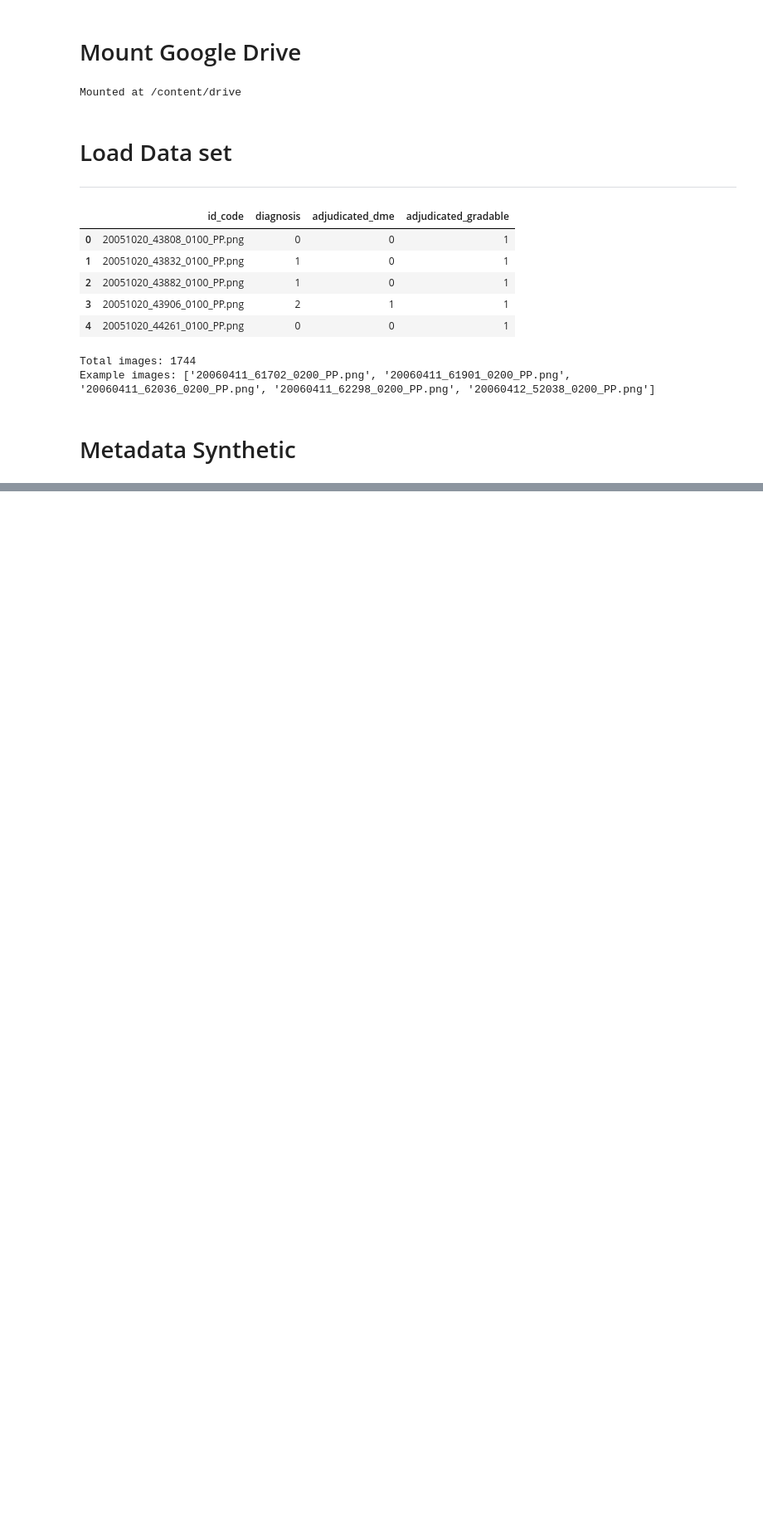
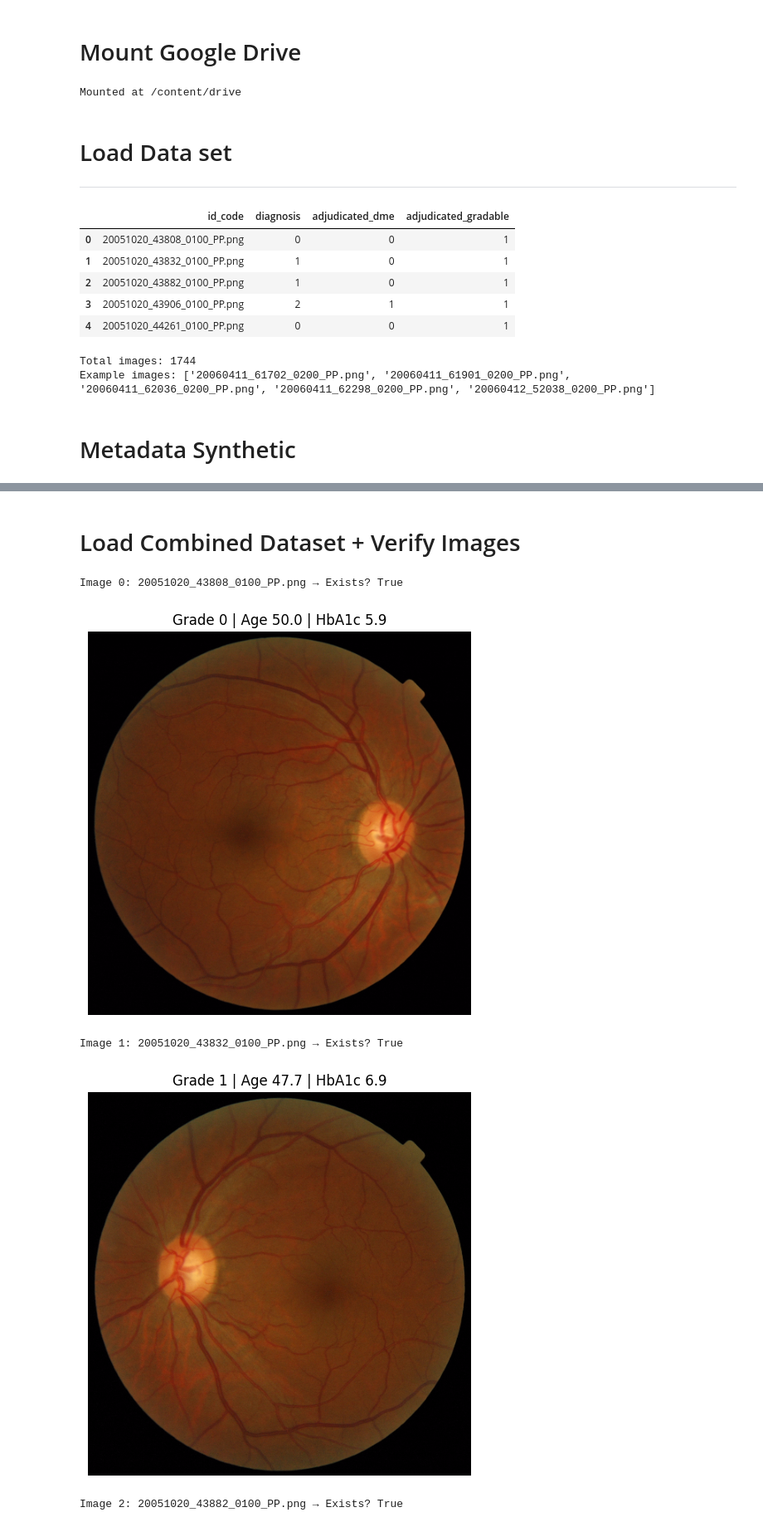
Before and after one commit to KL193/DR_Research, a Jupyter notebook: DR_Metadata_Synthesis_and_Model.ipynb, the cells around one changed output, grey strips where cells are left out. Shown at 83% size. Cells and saved outputs as stored; diff of their text form; code cells hidden in the pictures; blank space fills up the shorter version.

Commit message:
Load Combined Dataset and verify with images

```diff
--- a/DR_Metadata_Synthesis_and_Model.ipynb
+++ b/DR_Metadata_Synthesis_and_Model.ipynb
@@ -275,0 +282,37 @@ Synthetic metadata added successfully!
+# %% [markdown]
+# Load Combined Dataset + Verify Images
+# %%
+
+import pandas as pd
+import os
+from PIL import Image
+import matplotlib.pyplot as plt
+
+
+csv_path = '/content/drive/My Drive/DR_Project/data/full_dataset_with_metadata.csv'
+df = pd.read_csv(csv_path)
+
+
+df['filename'] = df['id_code']
+image_dir = '/content/drive/My Drive/DR_Project/dataset/messidor2/preprocess'
+
+# Test first 3 images
+for i in range(3):
+    path = os.path.join(image_dir, df.iloc[i]['filename'])
+    print(f"Image {i}: {df.iloc[i]['filename']} → Exists? {os.path.exists(path)}")
+
+    if os.path.exists(path):
+        img = Image.open(path)
+        plt.figure(figsize=(6,6))
+        plt.imshow(img)
+        plt.title(f"Grade {df.iloc[i]['diagnosis']} | Age {df.iloc[i]['age']} | HbA1c {df.iloc[i]['hba1c']}")
+        plt.axis('off')
+        plt.show()
+    else:
+        print("Still not found — check folder path!")
+# %% [output]
+Image 0: 20051020_43808_0100_PP.png → Exists? True
+[figure, added]
+Image 1: 20051020_43832_0100_PP.png → Exists? True
+[figure, added]
+Image 2: 20051020_43882_0100_PP.png → Exists? True
```
Also changed, not shown: parts of 4 cells of this notebook.
